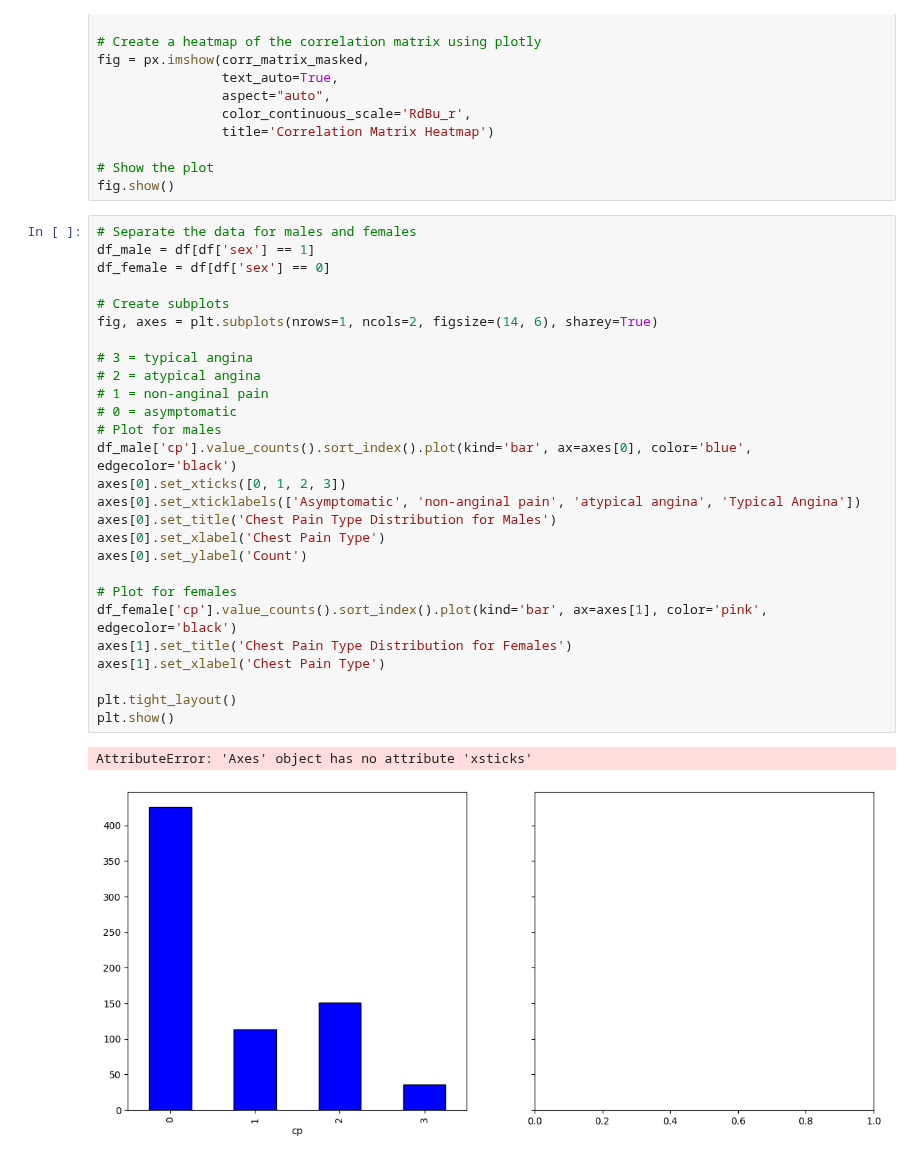
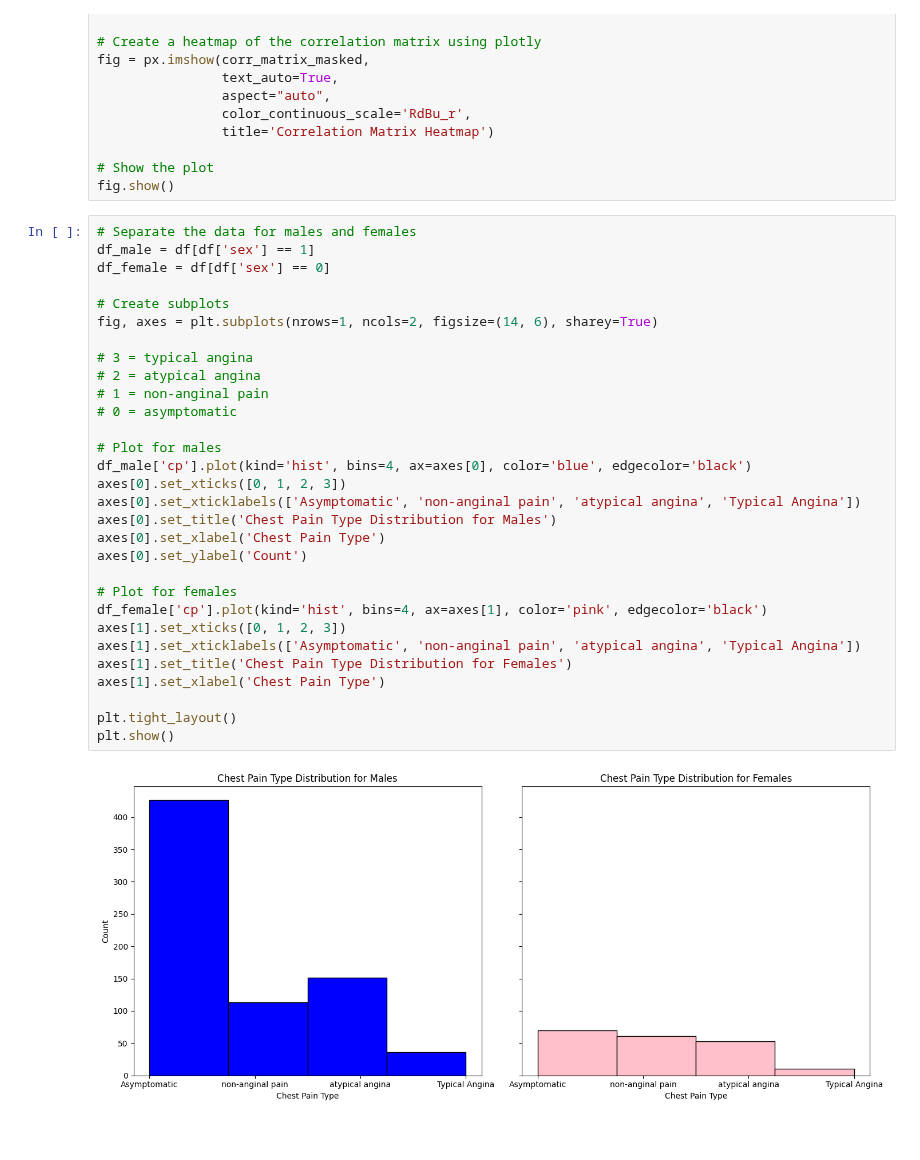
Before and after one commit to KasperFuru/datamining_oblig1, a Jupyter notebook: oblignotebook.ipynb, the cells around one changed output. Saved outputs shown, nothing was run; the diff lists cells and outputs as text; blank space fills up the shorter version.

Commit message:
Mer plots

```diff
--- a/oblignotebook.ipynb
+++ b/oblignotebook.ipynb
@@ -88,30 +88,32 @@ fig.show()
 # %%
 # Separate the data for males and females
 df_male = df[df['sex'] == 1]
 df_female = df[df['sex'] == 0]
 
 # Create subplots
 fig, axes = plt.subplots(nrows=1, ncols=2, figsize=(14, 6), sharey=True)
 
 # 3 = typical angina
 # 2 = atypical angina
 # 1 = non-anginal pain
 # 0 = asymptomatic
+
 # Plot for males
-df_male['cp'].value_counts().sort_index().plot(kind='bar', ax=axes[0], color='blue', edgecolor='black')
+df_male['cp'].plot(kind='hist', bins=4, ax=axes[0], color='blue', edgecolor='black')
 axes[0].set_xticks([0, 1, 2, 3])
 axes[0].set_xticklabels(['Asymptomatic', 'non-anginal pain', 'atypical angina', 'Typical Angina'])
 axes[0].set_title('Chest Pain Type Distribution for Males')
 axes[0].set_xlabel('Chest Pain Type')
 axes[0].set_ylabel('Count')
 
 # Plot for females
-df_female['cp'].value_counts().sort_index().plot(kind='bar', ax=axes[1], color='pink', edgecolor='black')
+df_female['cp'].plot(kind='hist', bins=4, ax=axes[1], color='pink', edgecolor='black')
+axes[1].set_xticks([0, 1, 2, 3])
+axes[1].set_xticklabels(['Asymptomatic', 'non-anginal pain', 'atypical angina', 'Typical Angina'])
 axes[1].set_title('Chest Pain Type Distribution for Females')
 axes[1].set_xlabel('Chest Pain Type')
 
 plt.tight_layout()
 plt.show()
 # %% [output]
-AttributeError: 'Axes' object has no attribute 'xsticks'
-[figure, old version]
+[figure, new version]
```
Also changed, not shown: parts of 3 cells of this notebook.
